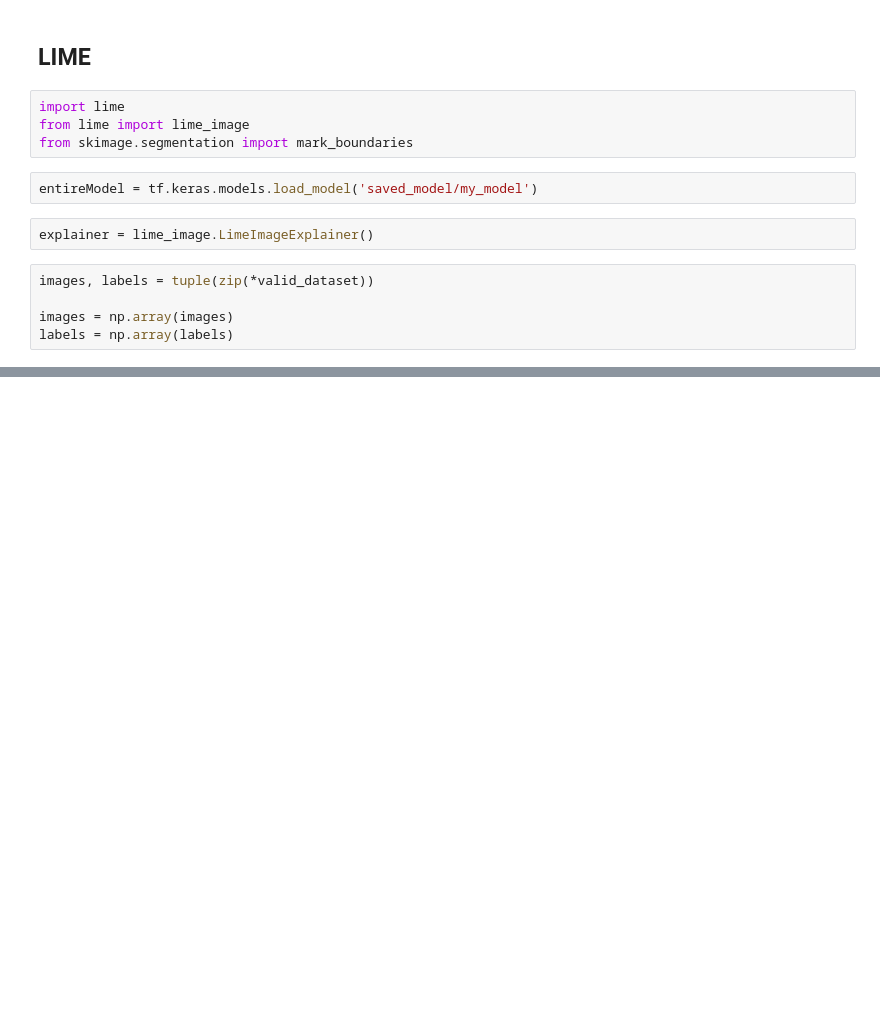
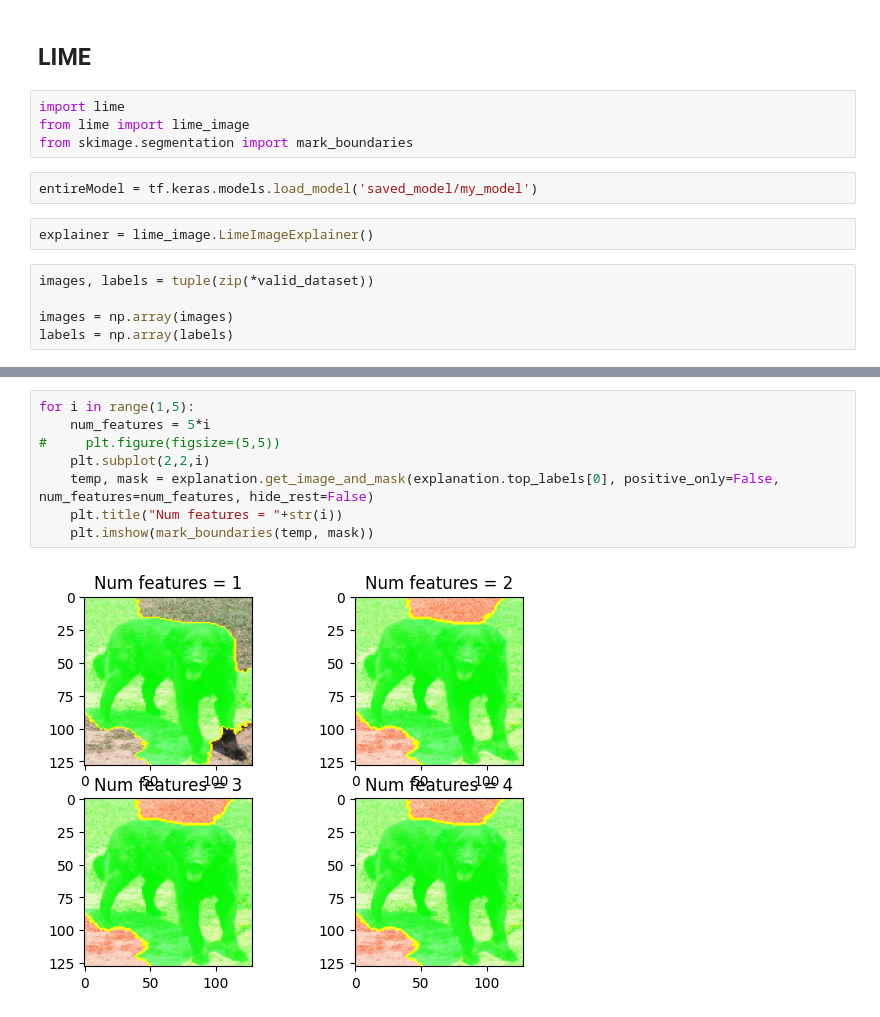
Before and after one commit to Tpris/Explainable_AI, a Jupyter notebook: LIME_example.ipynb, the cells around one changed output, grey strips where cells are left out. Cells and saved outputs as stored; diff of their text form; blank space fills up the shorter version.

```diff
--- a/LIME_example.ipynb
+++ b/LIME_example.ipynb
@@ -269,0 +276,10 @@ plt.imshow(mark_boundaries(temp, mask))
+# %%
+for i in range(1,5):
+    num_features = 5*i
+#     plt.figure(figsize=(5,5))
+    plt.subplot(2,2,i)
+    temp, mask = explanation.get_image_and_mask(explanation.top_labels[0], positive_only=False, num_features=num_features, hide_rest=False)
+    plt.title("Num features = "+str(i))
+    plt.imshow(mark_boundaries(temp, mask))
+# %% [output]
+[figure, added]
```
Also changed, not shown: parts of 9 cells of this notebook.
